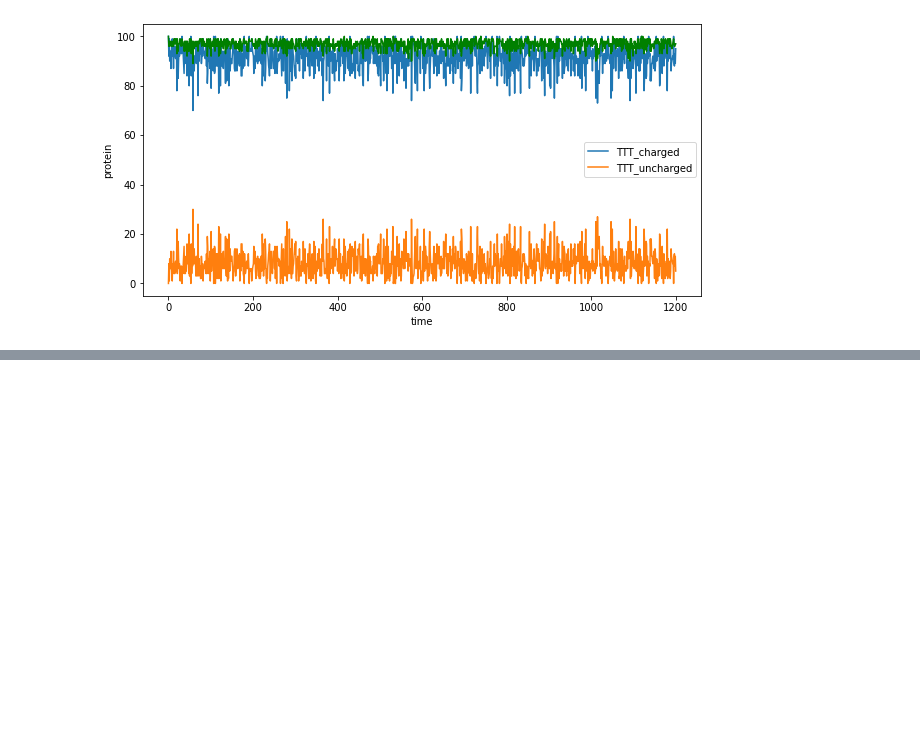
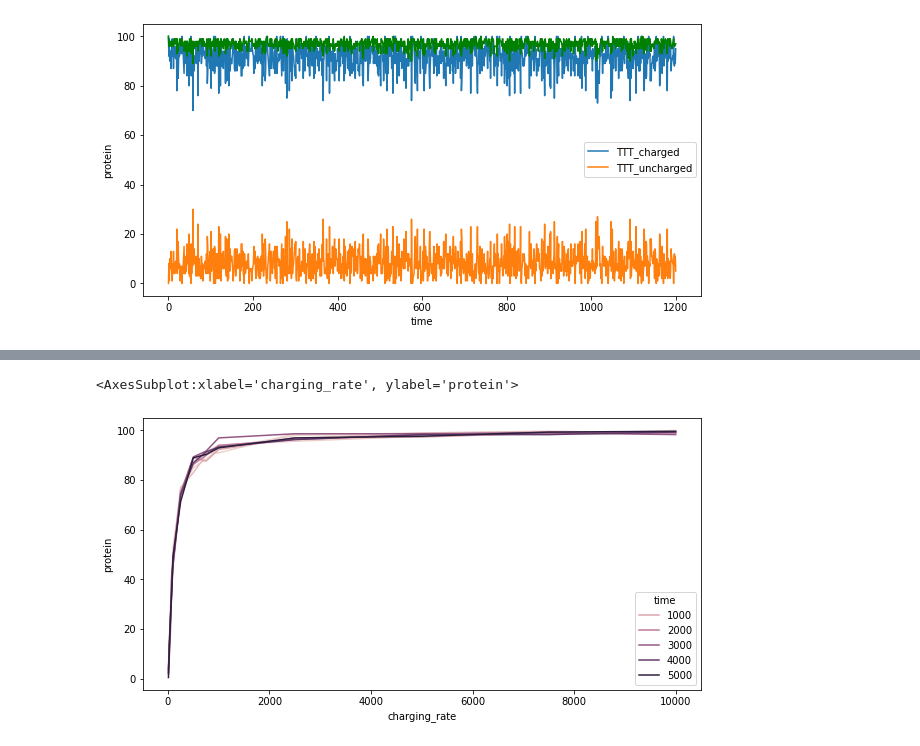
Before and after one commit to alexismhill3/tRNA-dynamics, a Jupyter notebook: analysis/fixed_transcript.ipynb, the cells around one changed output, grey strips where cells are left out. Saved outputs shown, nothing was run; the diff lists cells and outputs as text; code cells hidden in the pictures; blank space fills up the shorter version.

```diff
--- a/analysis/fixed_transcript.ipynb
+++ b/analysis/fixed_transcript.ipynb
@@ -28,5 +29,18 @@ def tRNA_species_plot(df):
 def ribosome_plot(df):
     df_fil = df[(df.species == "__ribosome")]
     sns.lineplot(x="time", y="protein", units="seed", estimator=None, data=df_fil, color="g")
+# %%
+def get_average_protein(path_pref, chrg_rate, intervals, max_seed):
+    df_master = pd.read_csv(f"{path_pref}_{chrg_rate}_10000.0_1.tsv", sep="\t")
+    df_master["seed"] = str(1)
+    for i in range(2, max_seed+1):
+        tmp = pd.read_csv(f"{path_pref}_{chrg_rate}_10000.0_{i}.tsv", sep="\t")
+        tmp["seed"] = str(i)
+        df_master = df_master.append(tmp, ignore_index=True)
+
+    df_master["time"] = df_master["time"].apply(np.ceil)
+    df_master = df_master.loc[df_master['time'].isin(intervals)].groupby(["time", "species"])["protein"].mean().reset_index()
+    df_master["charging_rate"] = chrg_rate
+    return df_master
 # %%
 rcParams['figure.figsize'] = [10, 5]
@@ -56,0 +99,9 @@ ribosome_plot(df_master)
+# %%
+chrg_rates = [25.0, 50.0, 75.0, 100.0, 250.0, 500.0, 750.0, 1000.0, 2500.0, 5000.0, 7500.0, 10000.0]
+intervals = [1.0, 10.0, 100.0, 500.0, 1000.0, 2000.0, 3000.0, 4000.0, 5000.0]
+path_pref = "../output/fixed/fixed_transcript_200"
+df_master = get_average_protein(path_pref, 10.0, intervals, 3)
+for rate in chrg_rates:
+    tmp = get_average_protein(path_pref, rate, intervals, 3)
+    df_master = df_master.append(tmp, ignore_index=True)
+df_master
@@ -56,0 +129,6 @@ ribosome_plot(df_master)
+# %%
+df_fil = df_master[(df_master.species == "TTT_charged")]
+sns.lineplot(x="charging_rate", y="protein", hue="time", estimator=None, data=df_fil)
+# %% [output]
+<AxesSubplot:xlabel='charging_rate', ylabel='protein'>
+[figure, added]
```
Also changed, not shown: parts of 9 cells of this notebook, 6 other files.
